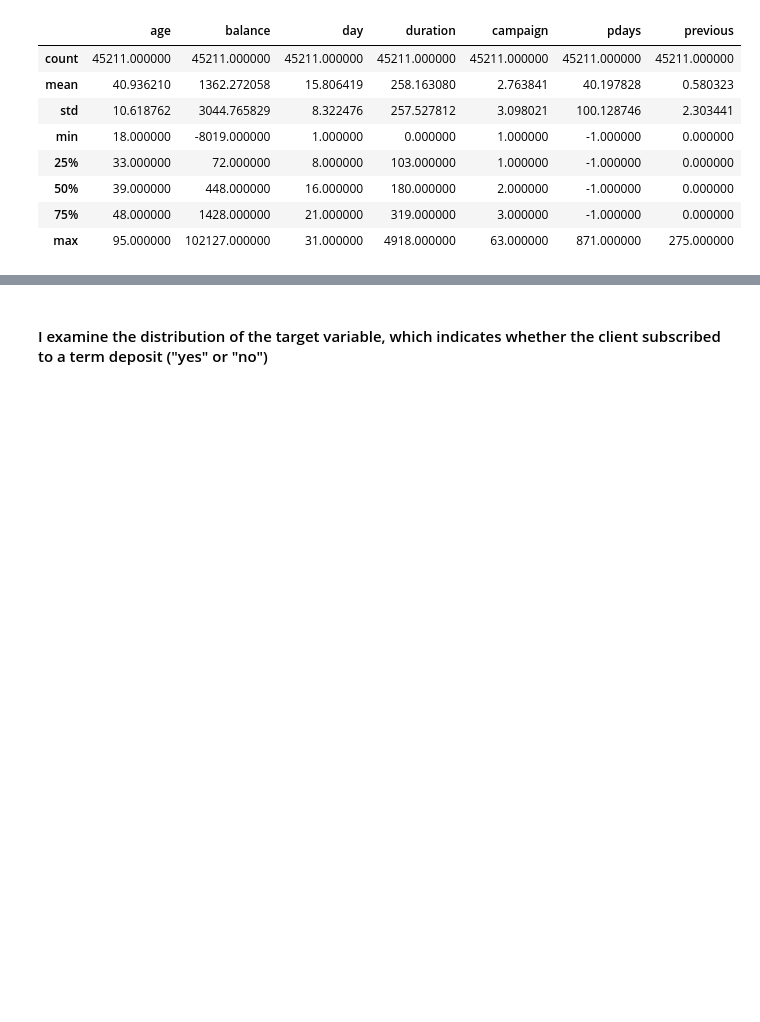
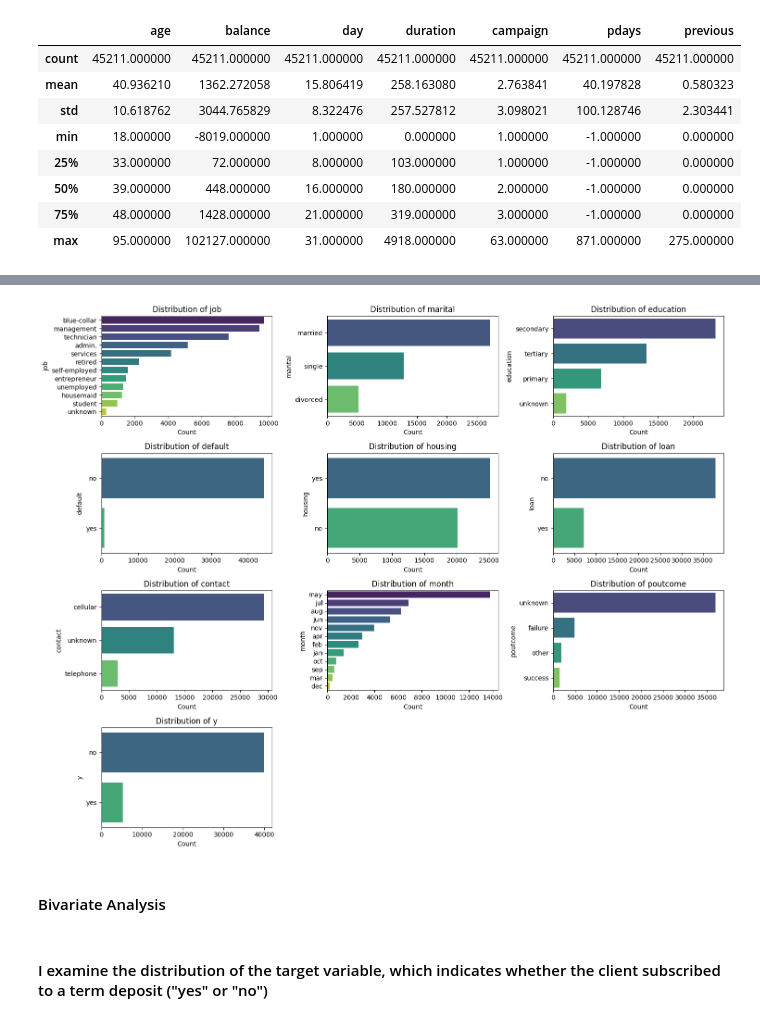
Before and after one commit to Victor-Osei/TMP_Assessment, a Jupyter notebook: tmp.ipynb, the cells around one changed output, grey strips where cells are left out. Saved outputs shown, nothing was run; the diff lists cells and outputs as text; code cells hidden in the pictures; blank space fills up the shorter version.

```diff
--- a/tmp.ipynb
+++ b/tmp.ipynb
@@ -118,0 +143,9 @@ bank_data.describe()
+# %%
+# List of categorical features
+categorical_features = ['job', 'marital', 'education', 'default', 'housing', 'loan', 'contact', 'month', 'poutcome', 'y']
+
+# Display value counts for each categorical feature
+for feature in categorical_features:
+    print(f"Value counts for {feature}:")
+    print(bank_data[feature].value_counts())
+    print("\n")
@@ -119,3 +170,18 @@ bank_data.describe()
+# %%
+plt.figure(figsize=(15, 12))
+for i, feature in enumerate(categorical_features, 1):
+    plt.subplot(4, 3, i)
+    sns.countplot(y=bank_data[feature], order=bank_data[feature].value_counts().index, palette='viridis')
+    plt.title(f'Distribution of {feature}')
+    plt.xlabel('Count')
+    plt.ylabel(feature)
+
+plt.tight_layout()
+plt.show()
+# %% [output]
+[figure, added]
+# %% [markdown]
+#### Bivariate Analysis
 # %% [markdown]
 #### I examine the distribution of the target variable, which indicates whether the client subscribed to a term deposit ("yes" or "no")
 # %%
```
Also changed, not shown: parts of 12 cells of this notebook.
